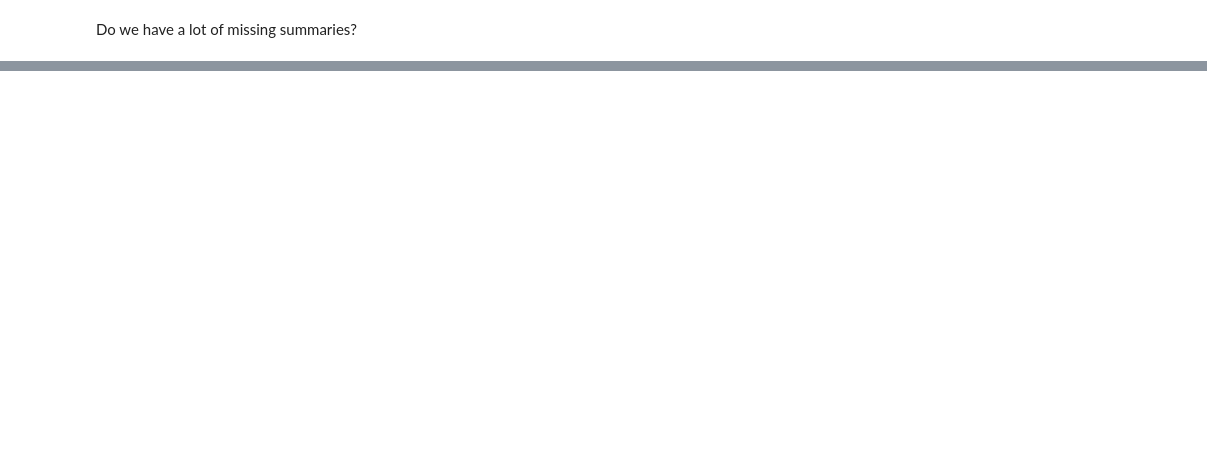
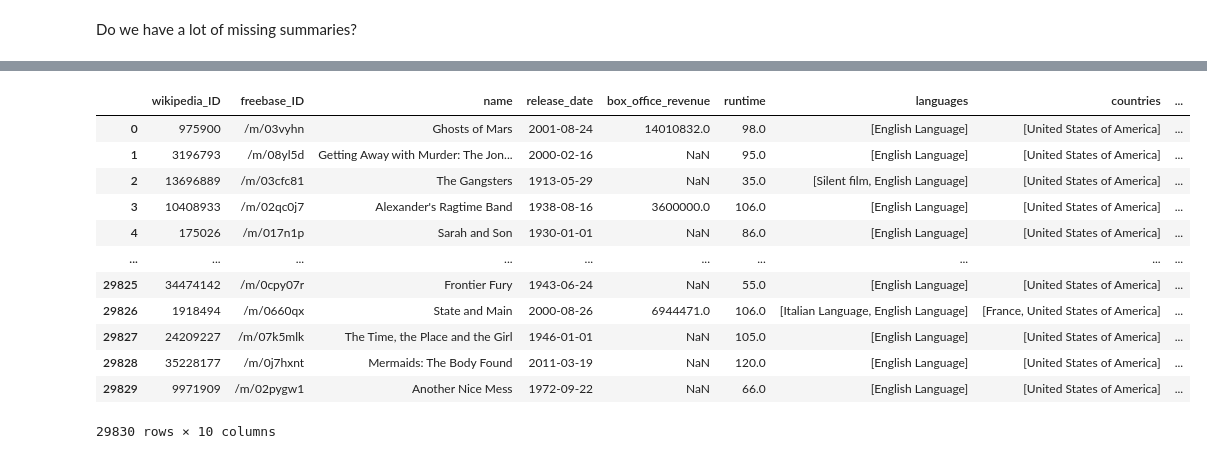
Before and after one commit to epfl-ada/ada-2023-project-badabob, a Jupyter notebook: DataCleanup_Anabel.ipynb, the cells around one changed output, grey strips where cells are left out. Drawn from its saved outputs; the diff is of its cells as text; code cells hidden in the pictures; blank space fills up the shorter version.

Commit message:
creation of new merged df

```diff
--- a/DataCleanup_Anabel.ipynb
+++ b/DataCleanup_Anabel.ipynb
@@ -323,0 +361,19 @@ We only have 20647 movies out of 34077 with a summary, which means we only have
+# %%
+#merge with synopses
+
+us_movies_no_nan = pd.merge(us_movies_no_nan, plot_summaries, how='left', on = 'wikipedia_ID')
+us_movies_no_nan
+# %% [output]
+|  | wikipedia_ID | freebase_ID | name | release_date | box_office_revenue | runtime | languages | countries | ... |
+| 0 | 975900 | /m/03vyhn | Ghosts of Mars | 2001-08-24 | 14010832.0 | 98.0 | [English Language] | [United States of America] | ... |
+| 1 | 3196793 | /m/08yl5d | Getting Away with Murder: The Jon... | 2000-02-16 | NaN | 95.0 | [English Language] | [United States of America] | ... |
+| 2 | 13696889 | /m/03cfc81 | The Gangsters | 1913-05-29 | NaN | 35.0 | [Silent film, English Language] | [United States of America] | ... |
+| 3 | 10408933 | /m/02qc0j7 | Alexander's Ragtime Band | 1938-08-16 | 3600000.0 | 106.0 | [English Language] | [United States of America] | ... |
+| 4 | 175026 | /m/017n1p | Sarah and Son | 1930-01-01 | NaN | 86.0 | [English Language] | [United States of America] | ... |
+| ... | ... | ... | ... | ... | ... | ... | ... | ... | ... |
+| 29825 | 34474142 | /m/0cpy07r | Frontier Fury | 1943-06-24 | NaN | 55.0 | [English Language] | [United States of America] | ... |
+| 29826 | 1918494 | /m/0660qx | State and Main | 2000-08-26 | 6944471.0 | 106.0 | [Italian Language, English Language] | [France, United States of America] | ... |
+| 29827 | 24209227 | /m/07k5mlk | The Time, the Place and the Girl | 1946-01-01 | NaN | 105.0 | [English Language] | [United States of America] | ... |
+| 29828 | 35228177 | /m/0j7hxnt | Mermaids: The Body Found | 2011-03-19 | NaN | 120.0 | [English Language] | [United States of America] | ... |
+| 29829 | 9971909 | /m/02pygw1 | Another Nice Mess | 1972-09-22 | NaN | 66.0 | [English Language] | [United States of America] | ... |
+29830 rows × 10 columns
```
Also changed, not shown: parts of 6 cells of this notebook, 1 other file.
